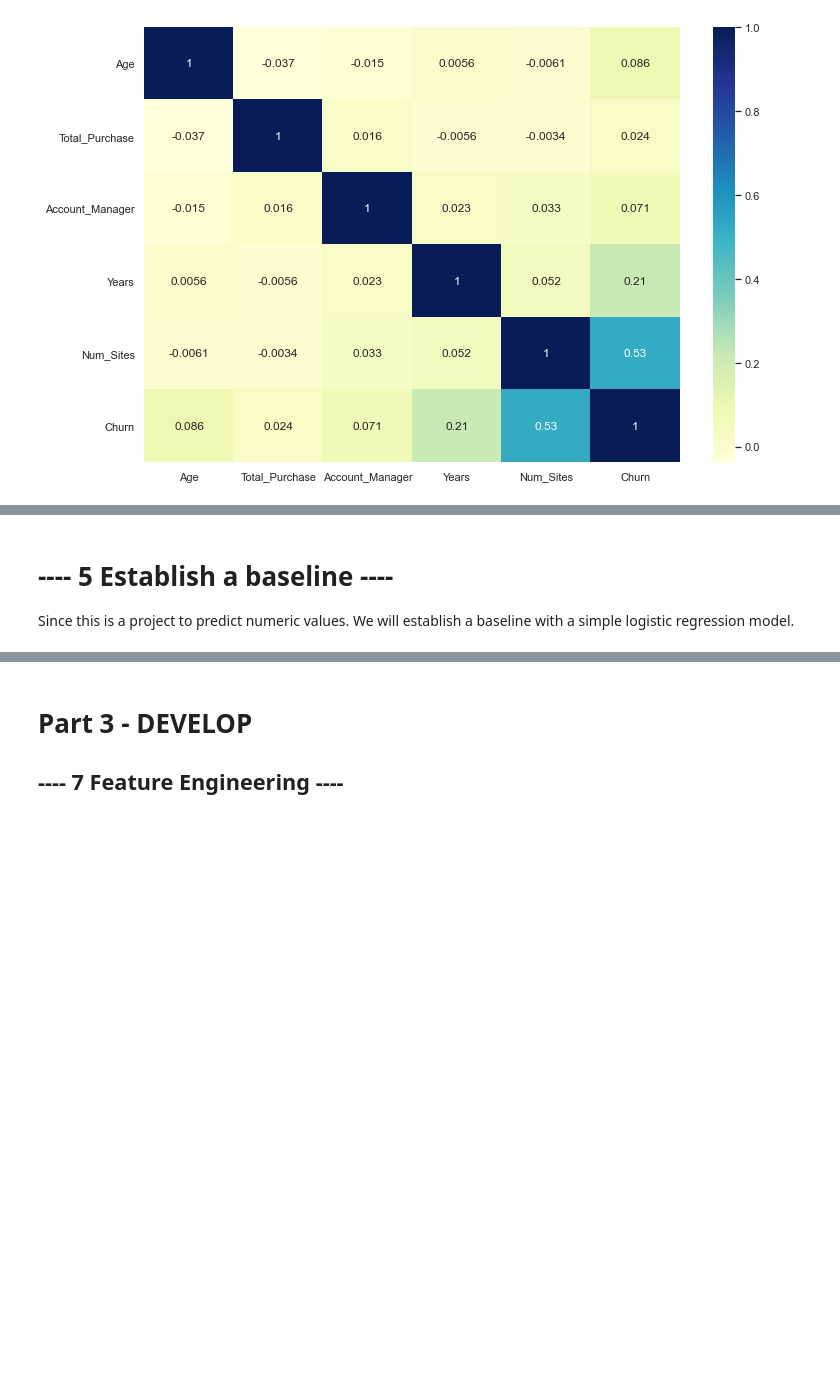
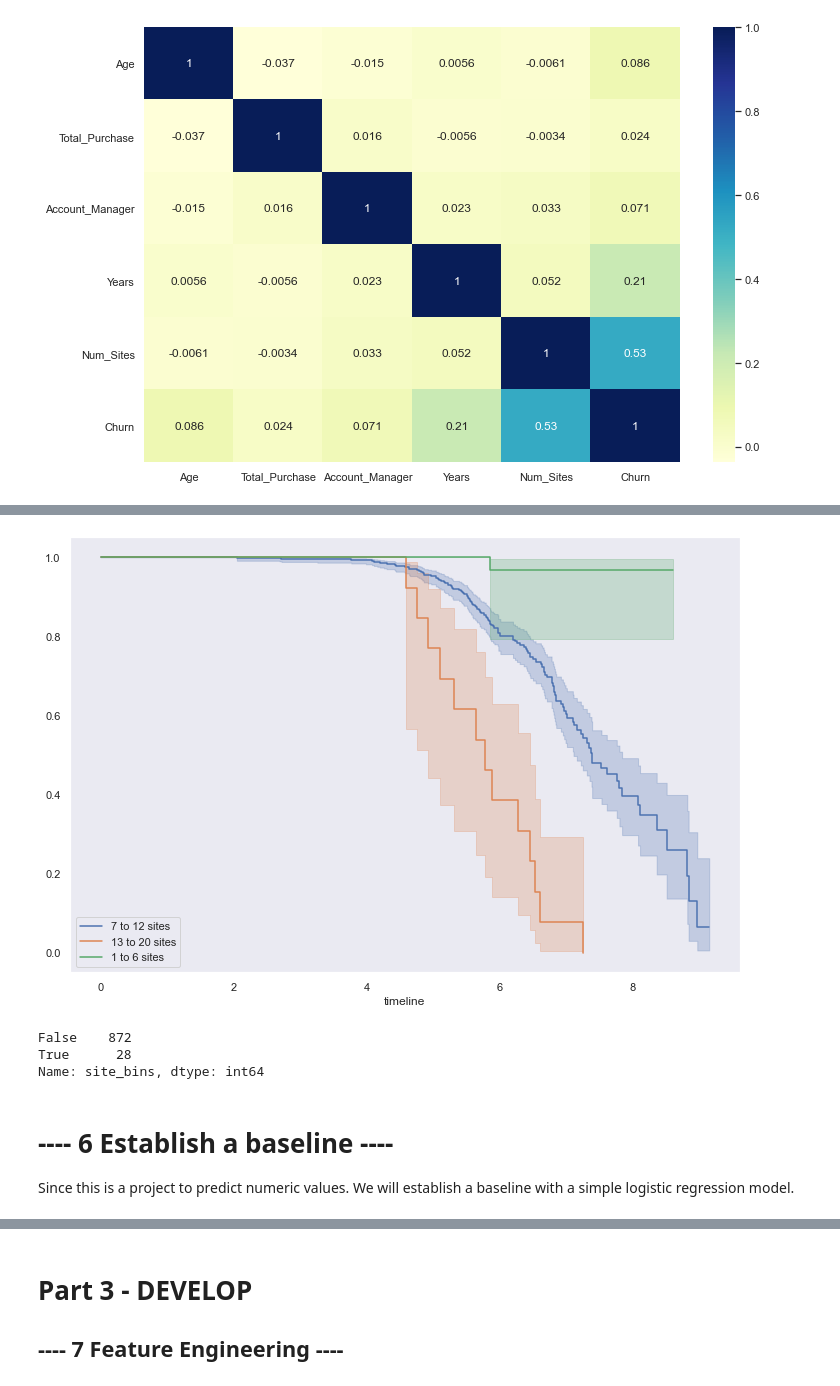
Before and after one commit to shabrown/customer_churn_prediction, a Jupyter notebook: customer_churn_prediction.ipynb, the cells around one changed output, grey strips where cells are left out. Saved outputs shown, nothing was run; the diff lists cells and outputs as text; code cells hidden in the pictures; blank space fills up the shorter version.

```diff
--- a/customer_churn_prediction.ipynb
+++ b/customer_churn_prediction.ipynb
@@ -228,0 +282,9 @@ sns.heatmap(correlations, annot = True, cmap="YlGnBu")
+# %%
+# Partition the Num_Sites into 5 buckets
+
+customer_df['site_bins'] = pd.cut(x=customer_df['Num_Sites'],
+                                  bins=[0, 6, 12, 20],
+                                  labels=['1 to 6 sites',
+                                          '7 to 12 sites',
+                                          '13 to 20 sites']
+                                  )
@@ -229,5 +297,21 @@ sns.heatmap(correlations, annot = True, cmap="YlGnBu")
+# %%
+plt.figure(figsize=(12,8))
+
+for site in customer_df['site_bins'].unique():
+    ix = customer_df['site_bins'] == site
+    kmf.fit(T.loc[ix], C.loc[ix], label=site)
+    kmf.plot()
+# %% [output]
+[figure, added]
+# %%
+ix = customer_df['site_bins'] == '1 to 5 sites'
+ix.value_counts()
+# %% [output]
+False    872
+True      28
+Name: site_bins, dtype: int64
 # %% [markdown]
-# ---- 5 Establish a baseline ----
+# ---- 6 Establish a baseline ----
 Since this is a project to predict numeric values. We will establish a baseline with a simple logistic regression model.
 # %%
 from sklearn.linear_model import LogisticRegression
```
Also changed, not shown: parts of 31 cells of this notebook.
